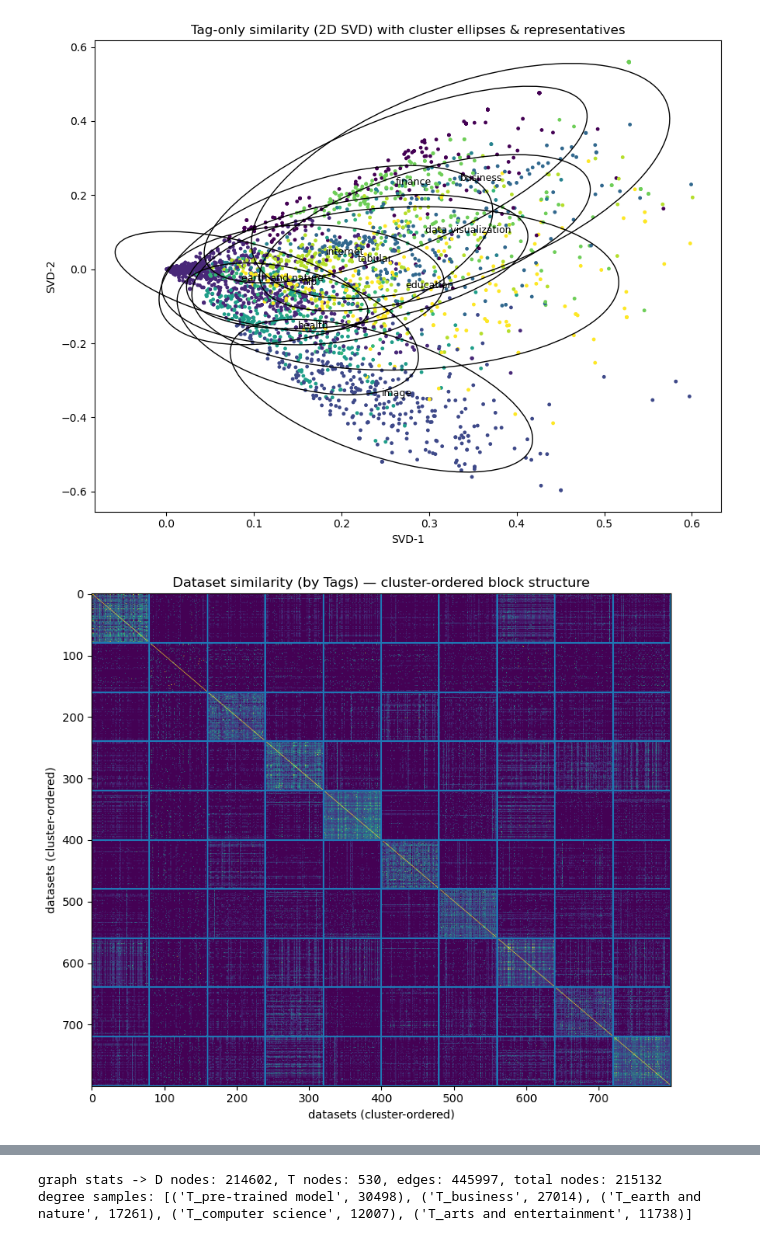
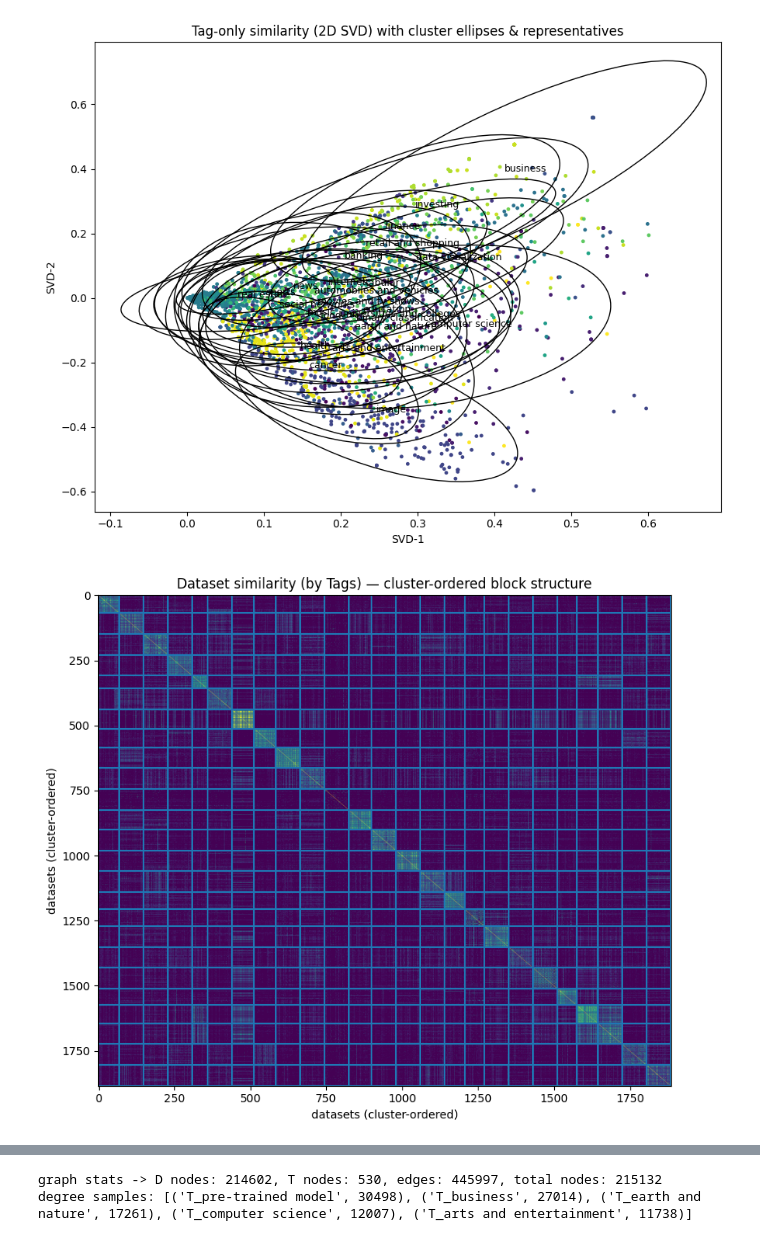
Before and after one commit to teikoyo/recsys, a Jupyter notebook: experiment1/analyze.ipynb, the cells around one changed output, grey strips where cells are left out. Saved outputs shown, nothing was run; the diff lists cells and outputs as text; code cells hidden in the pictures.

```diff
--- a/experiment1/analyze.ipynb
+++ b/experiment1/analyze.ipynb
@@ -441,7 +445,8 @@ vec = TfidfVectorizer(tokenizer=lambda x: x, preprocessor=lambda x: x,
                       token_pattern=None, lowercase=False, ngram_range=(1,1), min_df=2)
 X = vec.fit_transform(ds["tag_list"])               # 稀疏 TF-IDF（默认 L2 归一化）
 
-K = int(max(5, min(25, round(sqrt(max(50, X.shape[0]) / 30)))))  # 经验范围 5~25
+# K = int(max(5, min(25, round(sqrt(max(50, X.shape[0]) / 30)))))  # 经验范围 5~25
+K = 25
 kmeans = KMeans(n_clusters=K, n_init=10, random_state=42)
 labels = kmeans.fit_predict(X)
 
@@ -500,35 +505,35 @@ ids_sub = ds.loc[take_idx, "Id"].to_numpy()
 # 计算相似度并按簇排序
 order = np.argsort(labs_sub)                   # 先按簇编号排序
 X_ord = X_sub[order]
 labs_ord = labs_sub[order]
 ids_ord = ids_sub[order]
 
 # 稀疏×稀疏 → 稠密相似度矩阵（m×m），规模由 M 和 K 控制
 S = (X_ord @ X_ord.T).toarray()                # 余弦相似度（TF-IDF 默认 L2 归一）
 
 plt.figure(figsize=(8, 7))
 plt.imshow(S, aspect="auto")                   # 默认配色；不显式设色
 plt.title("Dataset similarity (by Tags) — cluster-ordered block structure")
 plt.xlabel("datasets (cluster-ordered)"); plt.ylabel("datasets (cluster-ordered)")
 
 # 画分隔线：在簇边界处加线，形成清晰“块状对角”
 bounds = []
 start = 0
 for c in range(K):
     size = int((labs_ord == c).sum())
     if size == 0:
         continue
     end = start + size
     bounds.append(end)
     # 横纵同时画，形成方块边界
     plt.axhline(end - 0.5)
     plt.axvline(end - 0.5)
     start = end
 
 plt.tight_layout(); plt.show()
 # %% [output]
-[figure, old version]
+[figure, new version]
-[figure, old version]
+[figure, new version]
 # %%
 # 用 t-SNE 让“团块”自然显现，并按聚簇着色（不手动设定颜色方案）
 # 流程：读取 → 清洗 tag → TF-IDF → SVD(50d) → KMeans(在 50 维上) → t-SNE(2d) → 散点图 c=labels
```
Also changed, not shown: parts of 7 cells of this notebook.
